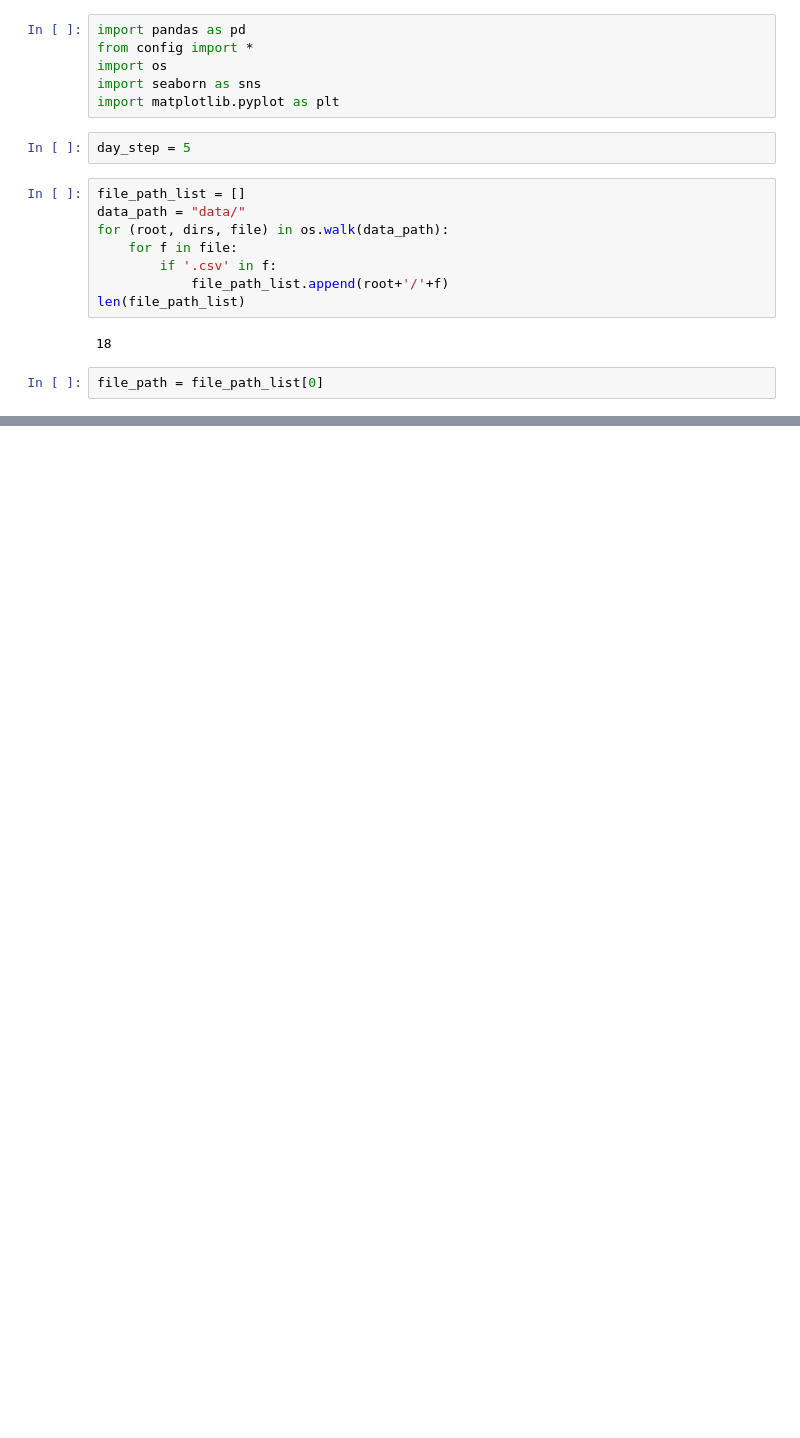
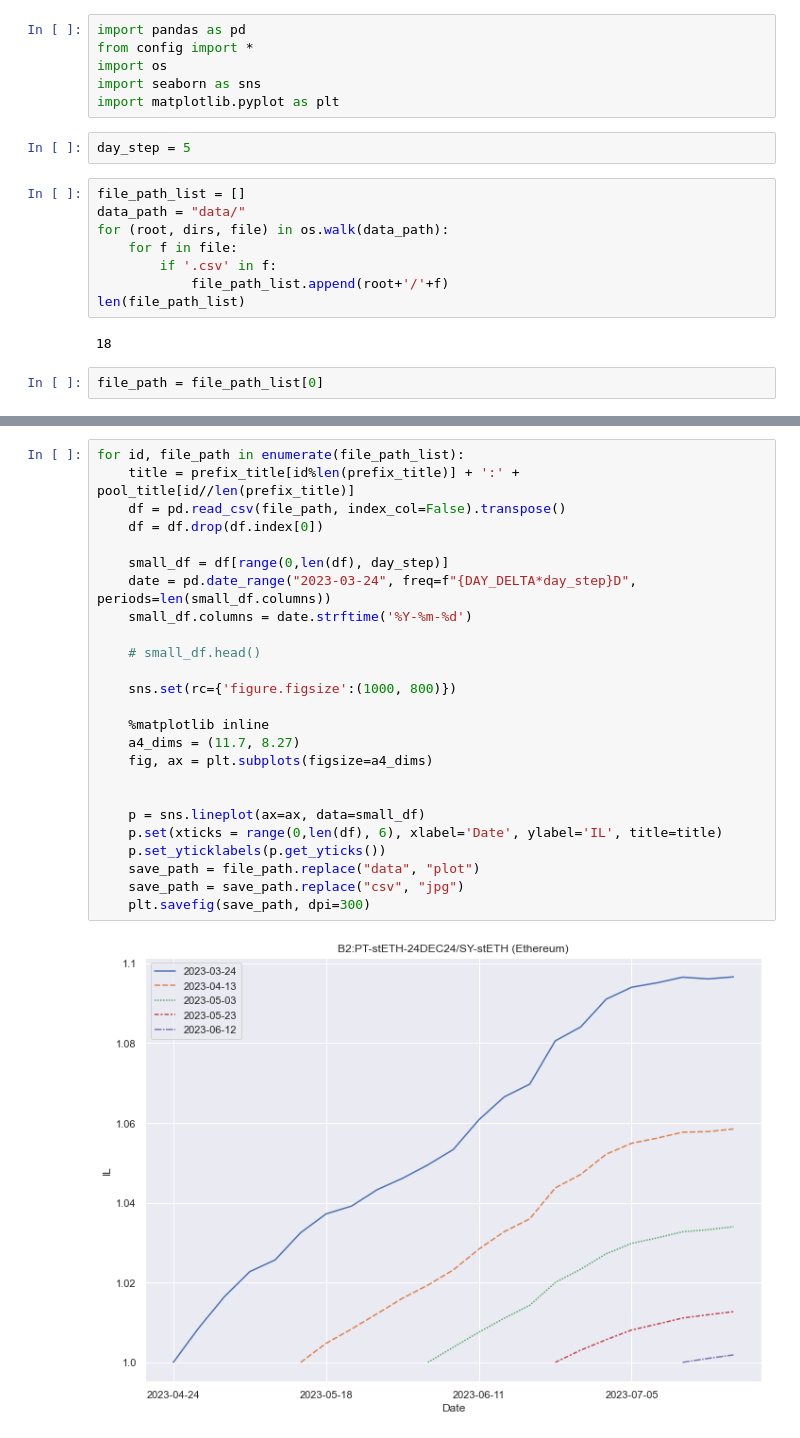
Before and after one commit to vtd12/IL-Calculation, a Jupyter notebook: plot.ipynb, the cells around one changed output, grey strips where cells are left out. Drawn from its saved outputs; the diff is of its cells as text; blank space fills up the shorter version.

```diff
--- a/plot.ipynb
+++ b/plot.ipynb
@@ -21 +50,28 @@ file_path = file_path_list[0]
+# %%
+for id, file_path in enumerate(file_path_list):
+    title = prefix_title[id%len(prefix_title)] + ':' + pool_title[id//len(prefix_title)]
+    df = pd.read_csv(file_path, index_col=False).transpose()
+    df = df.drop(df.index[0])
+
+    small_df = df[range(0,len(df), day_step)]
+    date = pd.date_range("2023-03-24", freq=f"{DAY_DELTA*day_step}D", periods=len(small_df.columns))
+    small_df.columns = date.strftime('%Y-%m-%d')
+
+    # small_df.head()
+
+    sns.set(rc={'figure.figsize':(1000, 800)})
+
+    %matplotlib inline
+    a4_dims = (11.7, 8.27)
+    fig, ax = plt.subplots(figsize=a4_dims)
+
+
+    p = sns.lineplot(ax=ax, data=small_df)
+    p.set(xticks = range(0,len(df), 6), xlabel='Date', ylabel='IL', title=title)
+    p.set_yticklabels(p.get_yticks())
+    save_path = file_path.replace("data", "plot")
+    save_path = save_path.replace("csv", "jpg")
+    plt.savefig(save_path, dpi=300)
+# %% [output]
+[figure, added]
 # %%
```
Also changed, not shown: parts of 5 cells of this notebook, 19 other files.
